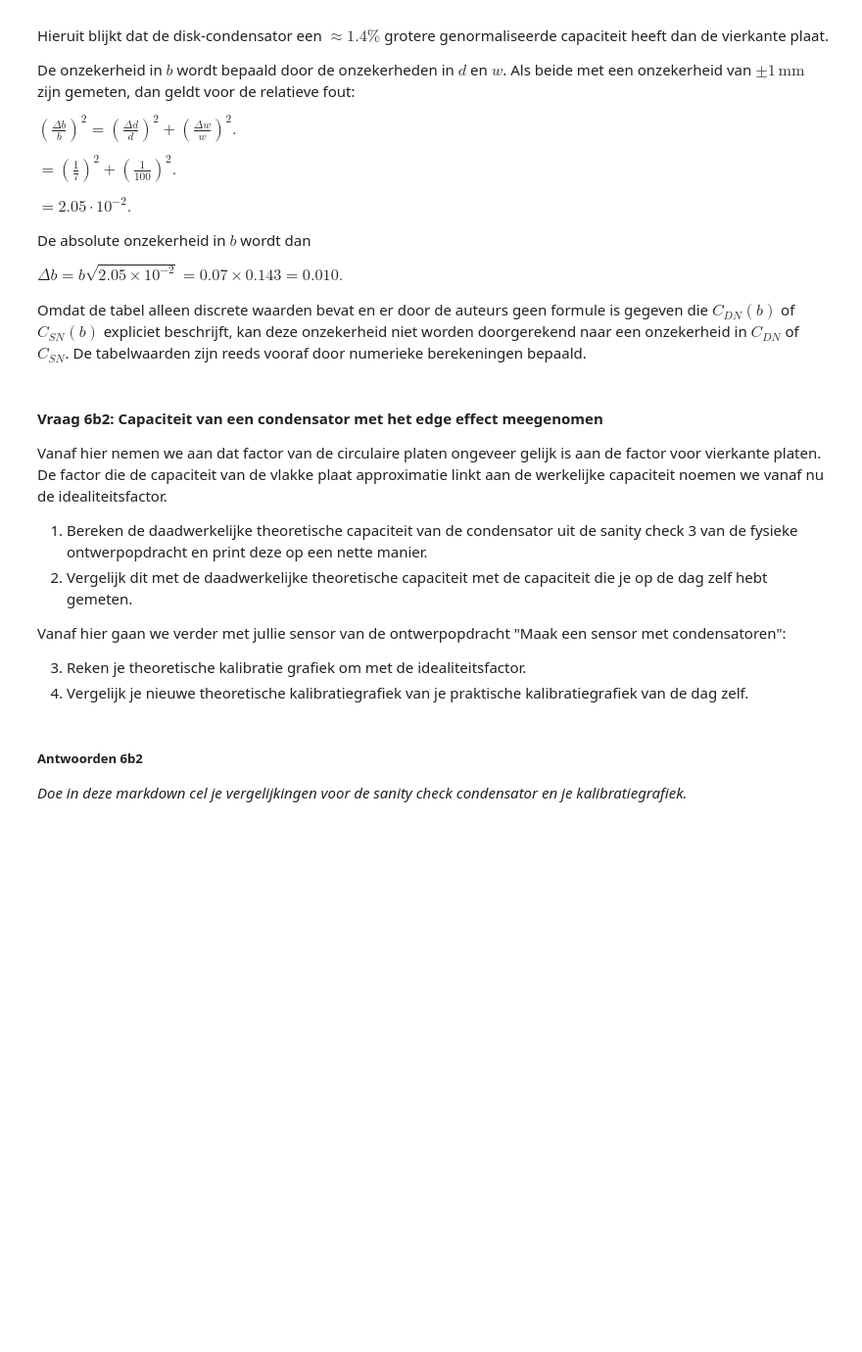
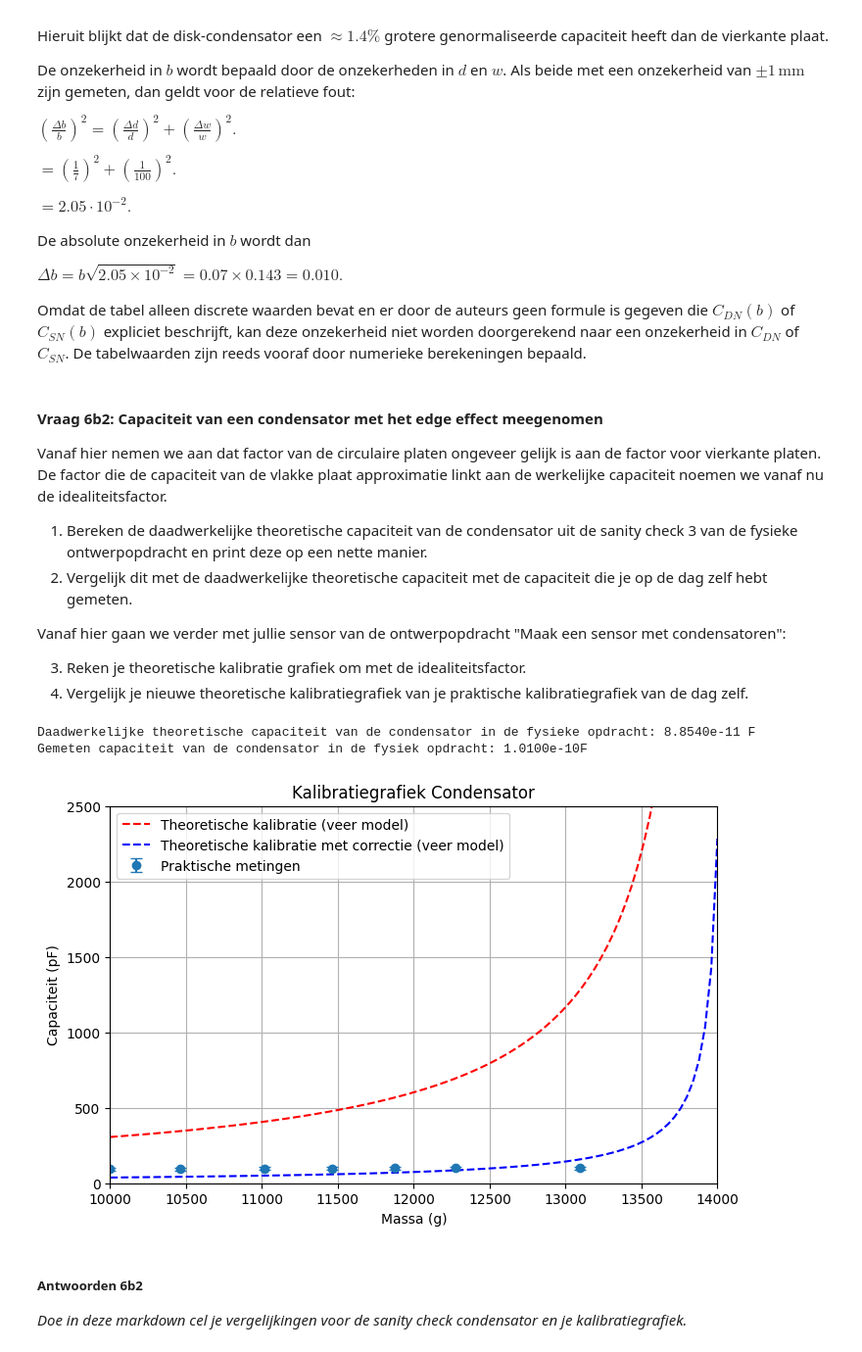
Before and after one commit to SybrenK07/opdrachten-DEF-D, a Jupyter notebook: DigitaleOntwerpopdrachten/1CondensatorOpdracht/CondensatorOntwerpopdracht.ipynb, the cells around one changed output. Shown at 98% size. Saved outputs shown, nothing was run; the diff lists cells and outputs as text; code cells hidden in the pictures; blank space fills up the shorter version.

Commit message:
opdracht 6b2 af

```diff
--- a/DigitaleOntwerpopdrachten/1CondensatorOpdracht/CondensatorOntwerpopdracht.ipynb
+++ b/DigitaleOntwerpopdrachten/1CondensatorOpdracht/CondensatorOntwerpopdracht.ipynb
@@ -1106,10 +1106,76 @@ Vanaf hier gaan we verder met jullie sensor van de ontwerpopdracht "Maak een sen
 3. Reken je theoretische kalibratie grafiek om met de idealiteitsfactor.
 4. Vergelijk je nieuwe theoretische kalibratiegrafiek van je praktische kalibratiegrafiek van de dag zelf.
 # %%
-# Schrijf hier jouw code die de vlakke plaat capaciteit omschrijft naar de werkelijke capaciteit
+#1
 
-# def C_niet_ideaal(#relevante parameters):
-    # Jouw berekeningen
+def  C_niet_ideaal(A, d, epsilon_r):
+    C = (epsilon0*epsilon_r *A)/d
+    return C
+
+A = 10e-2 * 10e-2
+e_r = 2
+d= 2e-3
+C_fysiekeopdracht = C_niet_ideaal(A, d, e_r)
+
+print(f"Daadwerkelijke theoretische capaciteit van de condensator in de fysieke opdracht: {C_fysiekeopdracht:.4e} F")
+
+#2
+C_gemeten = 101e-12
+print(f"Gemeten capaciteit van de condensator in de fysiek opdracht: {C_gemeten:.4e}F")
+
+#gemeten waarde van C tijdens fysieke opdracht is 101 pF, dit is redelijk in de buurt van de berekende waarde van 88.5 pF, maar heeft wel eeen afwijking van 14%.
+
+#3
+
+C_verschil = (C_gemeten - C_fysiekeopdracht) / C_gemeten
+
+C_meet = np.array([93.3, 94.0, 96.5, 97.5, 99.1, 100.4, 101.6])  # pF
+m_gram = np.array([10000, 10460.2, 11018.2, 11463.8, 11875.8, 12272.8, 13094.8])
+m = m_gram / 1000
+
+C_fout = np.full_like(C_meet, 10)  # ±0.2 pF
+
+e_r = 2
+A = 10e-2 * 10e-2
+d0 = 2e-3
+g = 9.81
+k_veer = 69e3
+
+K = (epsilon0 * e_r * A) * 1e12
+
+m_smooth = np.linspace(10000, 14000, 100)/1000
+d_smooth = d0 - (m_smooth * g) / k_veer
+d_smooth = np.maximum(d_smooth, 1e-6)
+C_smooth = K / d_smooth
+
+plt.figure(figsize=(8,5))
+
+plt.errorbar(
+    m_gram,
+    C_meet,
+    yerr=C_fout,
+    fmt='o',
+    capsize=4,
+    label="Praktische metingen"
+)
+
+plt.plot(m_smooth*1000, C_smooth, 'r--', label="Theoretische kalibratie (veer model)")
+plt.plot(m_smooth*1000, C_smooth * C_verschil, 'b--',  label="Theoretische kalibratie met correctie (veer model)")
+plt.xlabel("Massa (g)")
+plt.ylabel("Capaciteit (pF)")
+plt.xlim(10000,14000)
+plt.ylim(0,2500)
+plt.title("Kalibratiegrafiek Condensator")
+plt.legend()
+plt.grid(True)
+plt.show()
+
+# Het is duidelijk te zien dat, hoewel niet perfect, de idealiteitsfactor het model wel heeft verbeterd. Zo vallen de punten van
+# de praktische meting een stuk beter op de verbeterde kalibratie dan de oude.
+# %% [output]
+Daadwerkelijke theoretische capaciteit van de condensator in de fysieke opdracht: 8.8540e-11 F
+Gemeten capaciteit van de condensator in de fysiek opdracht: 1.0100e-10F
+[figure, added]
 # %% [markdown]
 ##### Antwoorden 6b2
 
```
Also changed, not shown: parts of 1 cell of this notebook.
